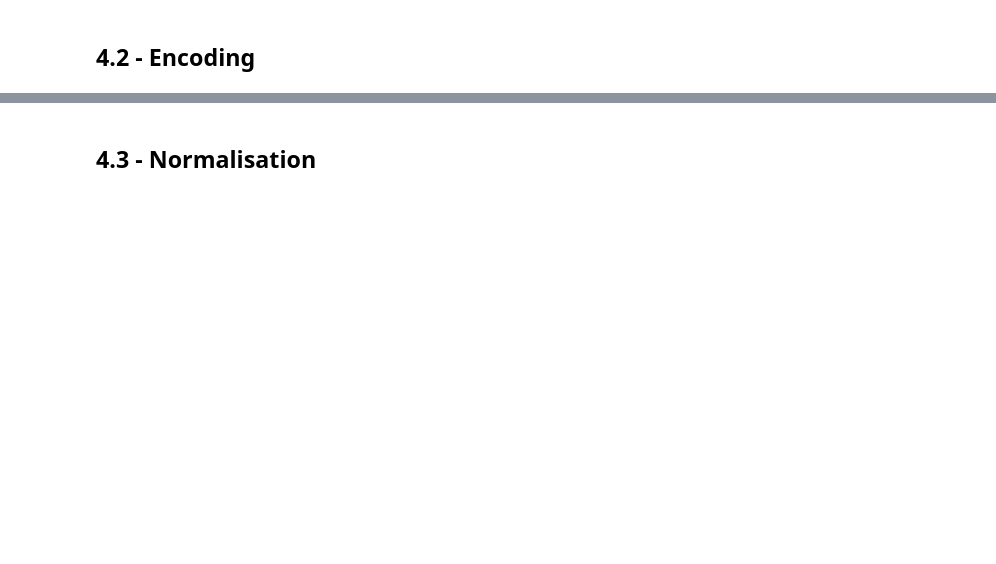
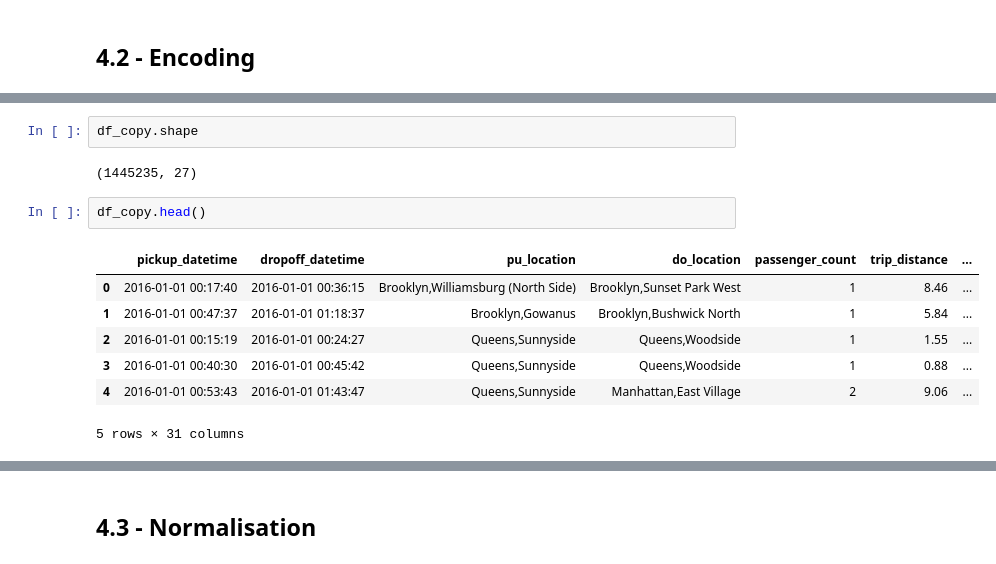
Before and after one commit to OmarMoataz19/Data-Engineering, a Jupyter notebook: Milestone 1/template.ipynb, the cells around one changed output, grey strips where cells are left out. Saved outputs shown, nothing was run; the diff lists cells and outputs as text; blank space fills up the shorter version.

```diff
--- a/Milestone 1/template.ipynb
+++ b/Milestone 1/template.ipynb
@@ -1469,0 +1594,14 @@ dtype: object
+# %%
+df_copy.shape
+# %% [output]
+(1445235, 27)
+# %%
+df_copy.head()
+# %% [output]
+|  | pickup_datetime | dropoff_datetime | pu_location | do_location | passenger_count | trip_distance | ... |
+| 0 | 2016-01-01 00:17:40 | 2016-01-01 00:36:15 | Brooklyn,Williamsburg (North Side) | Brooklyn,Sunset Park West | 1 | 8.46 | ... |
+| 1 | 2016-01-01 00:47:37 | 2016-01-01 01:18:37 | Brooklyn,Gowanus | Brooklyn,Bushwick North | 1 | 5.84 | ... |
+| 2 | 2016-01-01 00:15:19 | 2016-01-01 00:24:27 | Queens,Sunnyside | Queens,Woodside | 1 | 1.55 | ... |
+| 3 | 2016-01-01 00:40:30 | 2016-01-01 00:45:42 | Queens,Sunnyside | Queens,Woodside | 1 | 0.88 | ... |
+| 4 | 2016-01-01 00:53:43 | 2016-01-01 01:43:47 | Queens,Sunnyside | Manhattan,East Village | 2 | 9.06 | ... |
+5 rows × 31 columns
```
Also changed, not shown: parts of 40 cells of this notebook, 1 other file.
